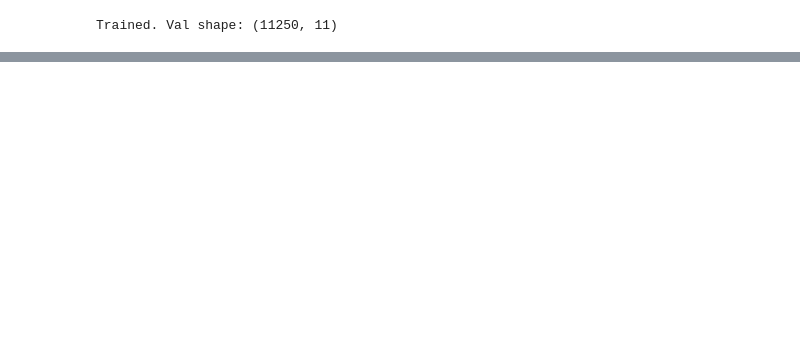
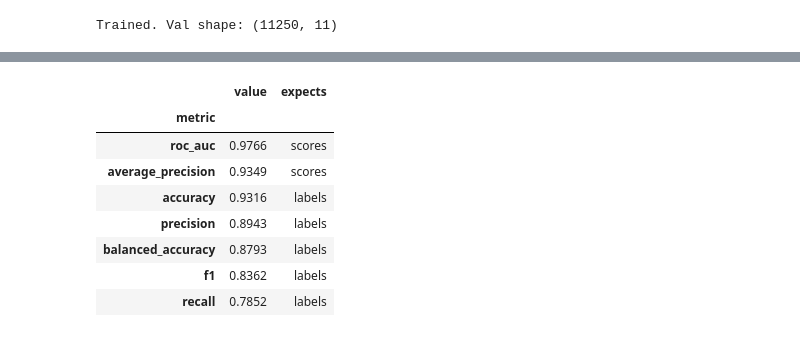
Before and after one commit to kinola-IQ/bpd_gate_QA, a Jupyter notebook: notebooks/loan_approval_classification.ipynb, the cells around one changed output, grey strips where cells are left out. Drawn from its saved outputs; the diff is of its cells as text; code cells hidden in the pictures; blank space fills up the shorter version.

```diff
--- a/notebooks/loan_approval_classification.ipynb
+++ b/notebooks/loan_approval_classification.ipynb
@@ -325,0 +327,25 @@ display(
+# %%
+from bdp_model_gate import PerformanceConfig
+from bdp_model_gate.metrics import BUILTIN_METRICS
+from bdp_model_gate.structured.performance import PerformanceThresholdCheck
+
+rows = []
+for name, spec in sorted(BUILTIN_METRICS.items()):
+    if "binary" not in spec.tasks:
+        continue
+    result = PerformanceThresholdCheck(
+        PerformanceConfig(metric=name, min_score=0.0)
+    ).run(context)[0]
+    rows.append({"metric": name, "value": result.metadata["value"],
+                 "expects": "labels" if spec.needs_hard_labels else "scores"})
+display(pd.DataFrame(rows).set_index("metric").sort_values("value", ascending=False))
+# %% [output]
+|  | value | expects |
+| metric |  |  |
+| roc_auc | 0.9766 | scores |
+| average_precision | 0.9349 | scores |
+| accuracy | 0.9316 | labels |
+| precision | 0.8943 | labels |
+| balanced_accuracy | 0.8793 | labels |
+| f1 | 0.8362 | labels |
+| recall | 0.7852 | labels |
```
Also changed, not shown: parts of 17 cells of this notebook, 6 other files.
